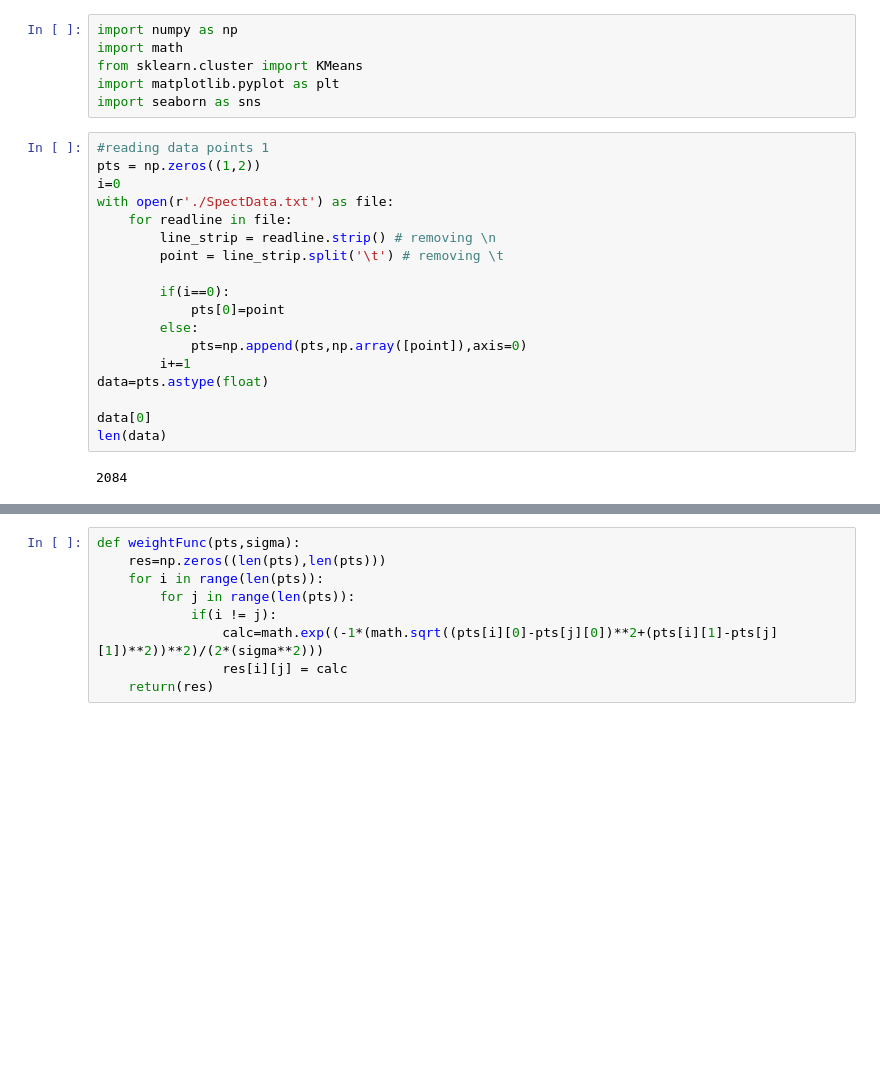
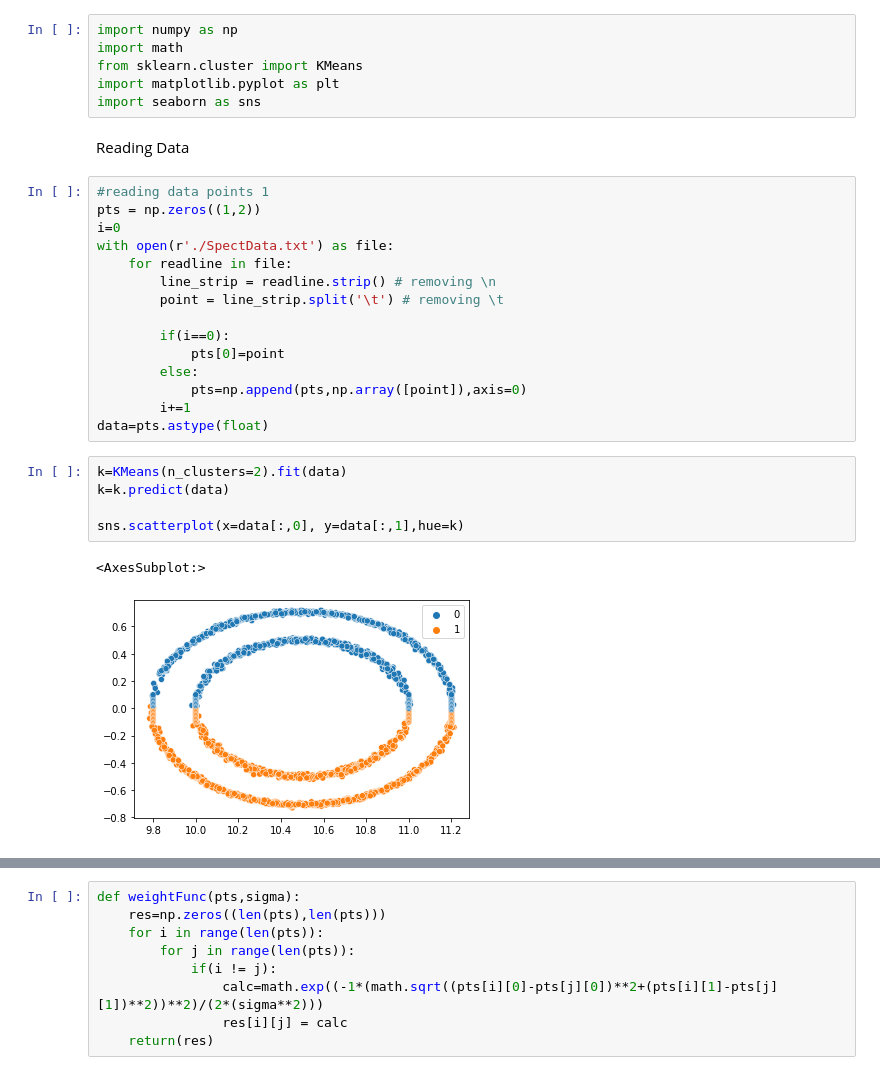
Before and after one commit to Karitori/SpectralClustering_vs_Kmeans, a Jupyter notebook: 1ML.ipynb, the cells around one changed output, grey strips where cells are left out. Drawn from its saved outputs; the diff is of its cells as text; blank space fills up the shorter version.

```diff
--- a/1ML.ipynb
+++ b/1ML.ipynb
@@ -4,6 +4,8 @@ import math
 from sklearn.cluster import KMeans
 import matplotlib.pyplot as plt
 import seaborn as sns
+# %% [markdown]
+Reading Data
 # %%
 #reading data points 1
 pts = np.zeros((1,2))
@@ -19,8 +21,11 @@ with open(r'./SpectData.txt') as file:
             pts=np.append(pts,np.array([point]),axis=0)
         i+=1
 data=pts.astype(float)
-
-data[0]
-len(data)
-# %% [output]
-2084
+# %%
+k=KMeans(n_clusters=2).fit(data)
+k=k.predict(data)
+
+sns.scatterplot(x=data[:,0], y=data[:,1],hue=k)
+# %% [output]
+<AxesSubplot:>
+[figure, added]
```
Also changed, not shown: parts of 13 cells of this notebook.
